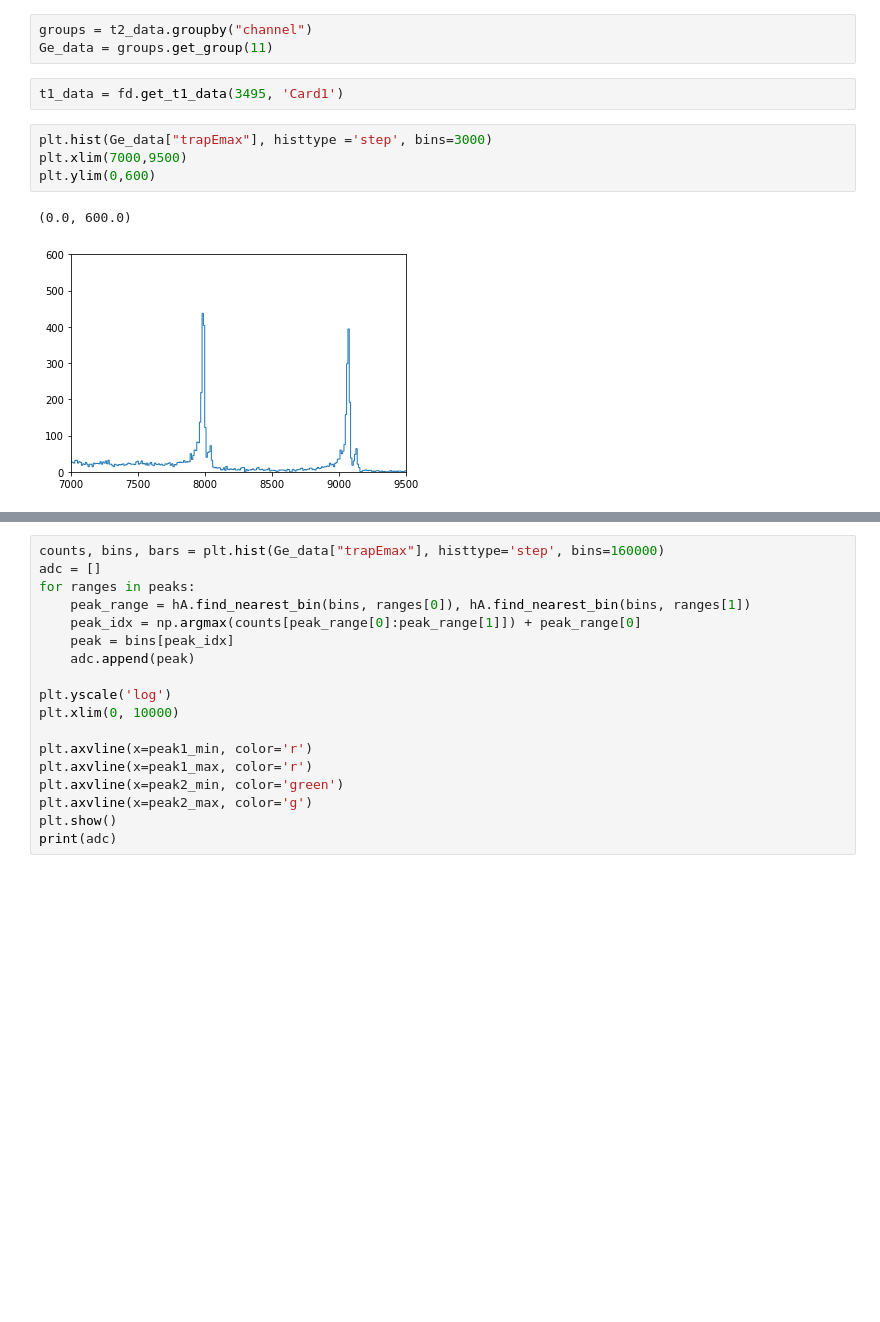
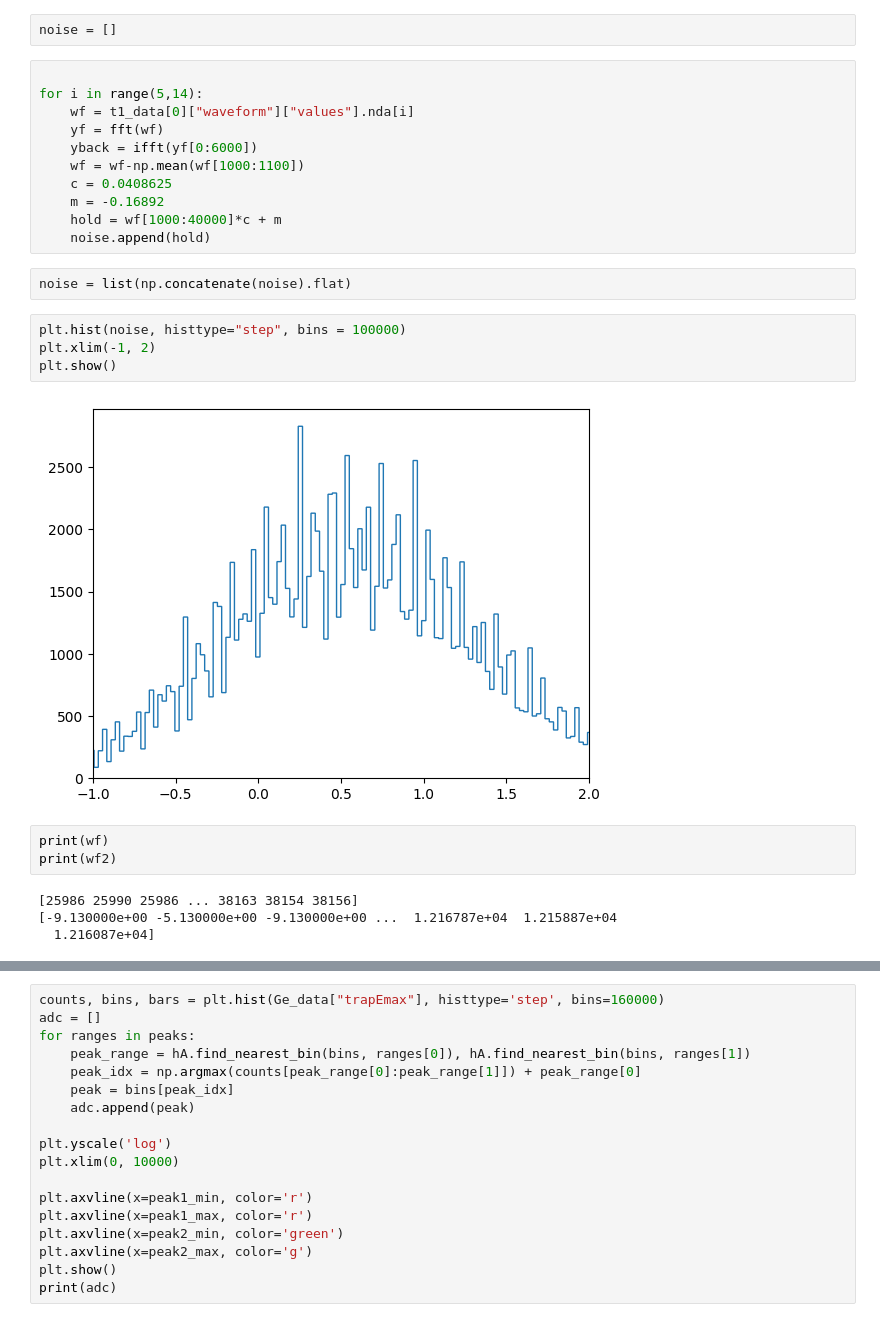
Before and after one commit to jbrowni2/processPygama, a Jupyter notebook: jupyter/rmsOfWaveform.ipynb, the cells around one changed output, grey strips where cells are left out. Saved outputs shown, nothing was run; the diff lists cells and outputs as text; blank space fills up the shorter version.

```diff
--- a/jupyter/rmsOfWaveform.ipynb
+++ b/jupyter/rmsOfWaveform.ipynb
@@ -17,13 +55,29 @@ t2_data = fd.get_df_multiple(run_list, 'Card1')
+# %%
+noise = []
 # %%
-groups = t2_data.groupby("channel")
-Ge_data = groups.get_group(11)
+
+for i in range(5,14):
+    wf = t1_data[0]["waveform"]["values"].nda[i]
+    yf = fft(wf)
+    yback = ifft(yf[0:6000])
+    wf = wf-np.mean(wf[1000:1100])
+    c = 0.0408625
+    m = -0.16892
+    hold = wf[1000:40000]*c + m
+    noise.append(hold)
+# %%
+noise = list(np.concatenate(noise).flat)
 # %%
-t1_data = fd.get_t1_data(3495, 'Card1')
+plt.hist(noise, histtype="step", bins = 100000)
+plt.xlim(-1, 2)
+plt.show()
+# %% [output]
+[figure, added]
 # %%
-plt.hist(Ge_data["trapEmax"], histtype ='step', bins=3000)
-plt.xlim(7000,9500)
-plt.ylim(0,600)
+print(wf)
+print(wf2)
 # %% [output]
-(0.0, 600.0)
+[25986 25990 25986 ... 38163 38154 38156]
+[-9.130000e+00 -5.130000e+00 -9.130000e+00 ...  1.216787e+04  1.215887e+04
+  1.216087e+04]
-[figure, removed]
 # %%
```
Also changed, not shown: parts of 7 cells of this notebook, 18 other files.
